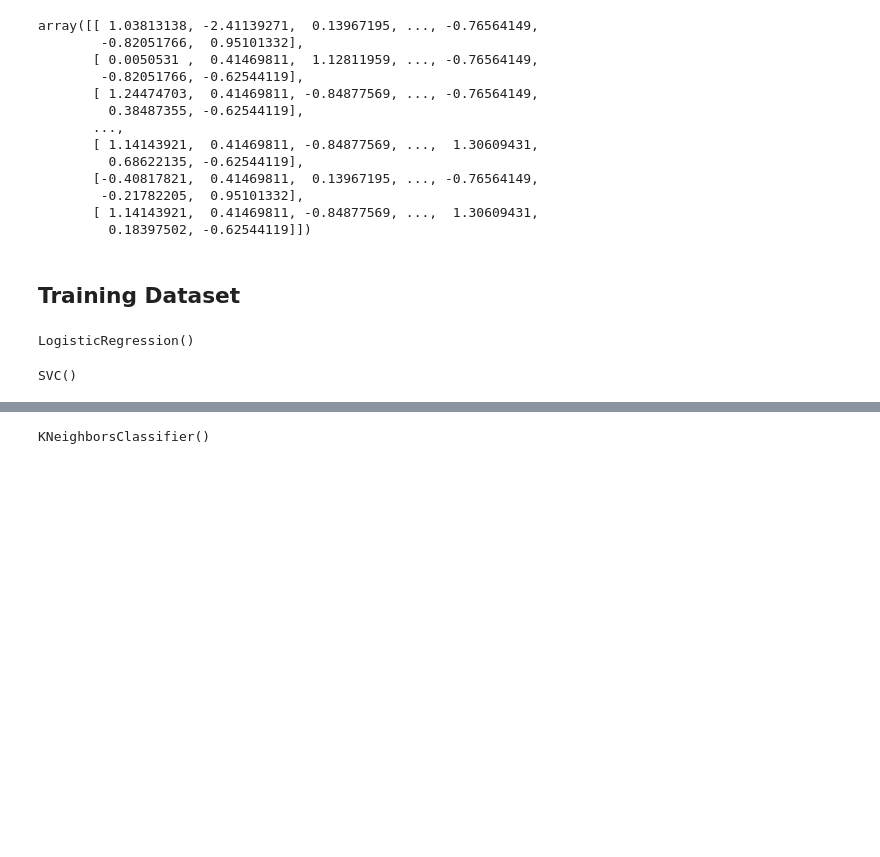
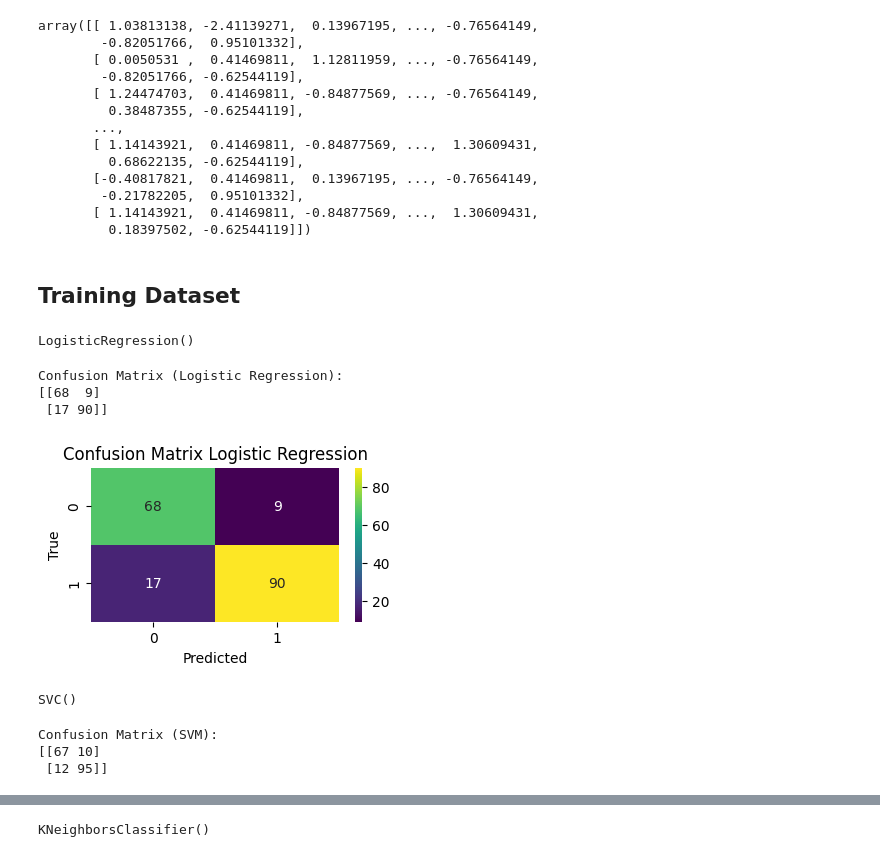
Before and after one commit to koppulaganesh/DataScience-all-projects, a Jupyter notebook: ganesh/week9/Heart Failure (Binary Classification).ipynb, the cells around one changed output, grey strips where cells are left out. Saved outputs shown, nothing was run; the diff lists cells and outputs as text; code cells hidden in the pictures; blank space fills up the shorter version.

```diff
--- a/ganesh/week9/Heart Failure (Binary Classification).ipynb
+++ b/ganesh/week9/Heart Failure (Binary Classification).ipynb
@@ -265,6 +276,25 @@ model_logistic.fit(x_train, y_train)
 LogisticRegression()
 # %%
 y_pred_logistic=model_logistic.predict(x_test)
+# %%
+from sklearn.metrics import confusion_matrix
+cm_logistic = confusion_matrix(y_test, y_pred_logistic)
+
+print("Confusion Matrix (Logistic Regression):")
+print(cm_logistic)
+# %% [output]
+Confusion Matrix (Logistic Regression):
+[[68  9]
+ [17 90]]
+# %%
+plt.figure(figsize=(4,2))
+sns.heatmap(cm_logistic, annot=True, cmap='viridis', fmt='g')
+plt.xlabel('Predicted')
+plt.ylabel('True')
+plt.title('Confusion Matrix Logistic Regression')
+plt.show()
+# %% [output]
+[figure, added]
 # %%
 ## SVM(Support Vector Machine)
 from sklearn.svm import SVC
@@ -274,3 +304,13 @@ model_svm.fit(x_train, y_train)
 SVC()
 # %%
 y_pred_svm=model_svm.predict(x_test)
+# %%
+from sklearn.metrics import confusion_matrix
+cm_svm = confusion_matrix(y_test, y_pred_svm)
+
+print("Confusion Matrix (SVM):")
+print(cm_svm)
+# %% [output]
+Confusion Matrix (SVM):
+[[67 10]
+ [12 95]]
```
Also changed, not shown: parts of 19 cells of this notebook.
